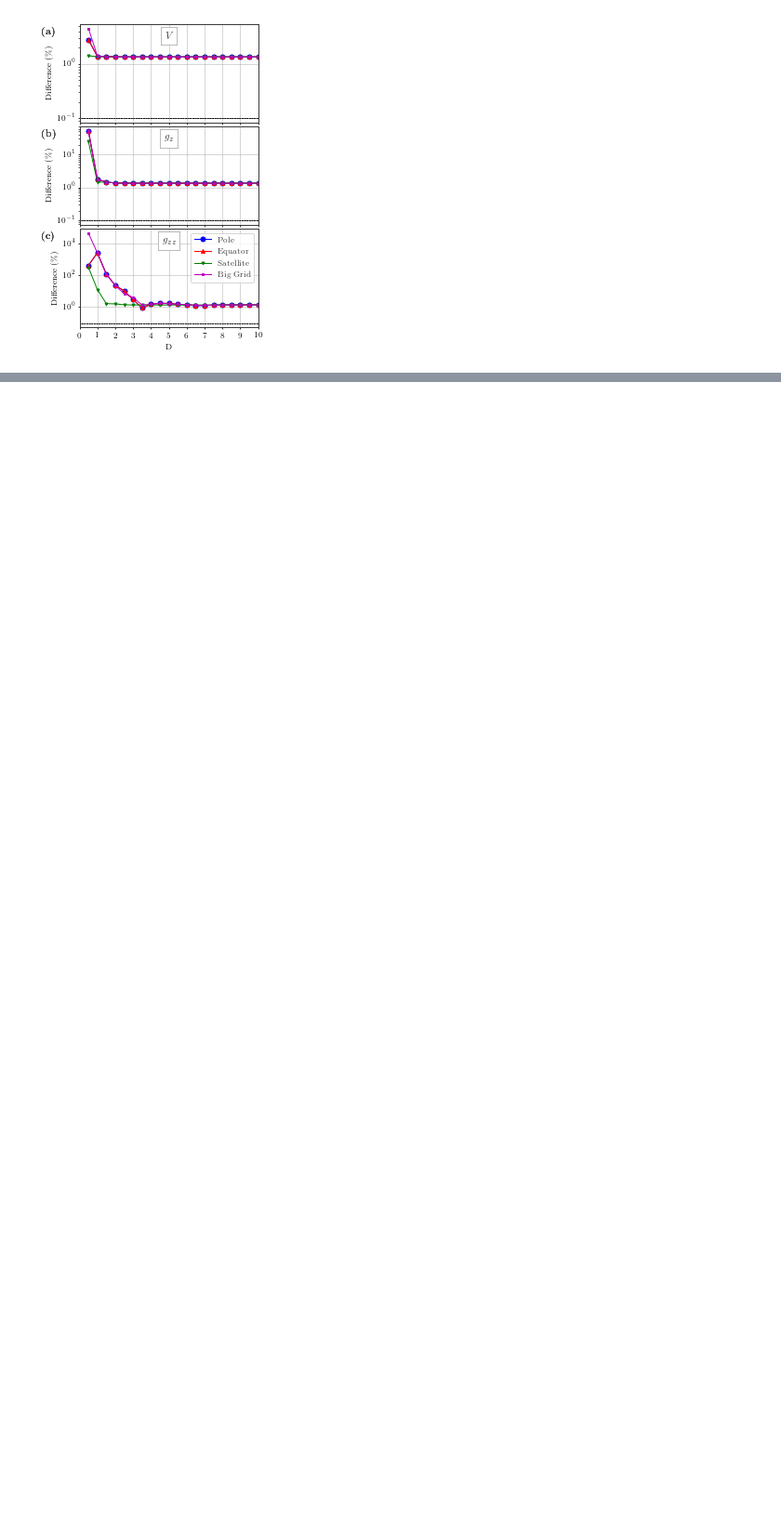
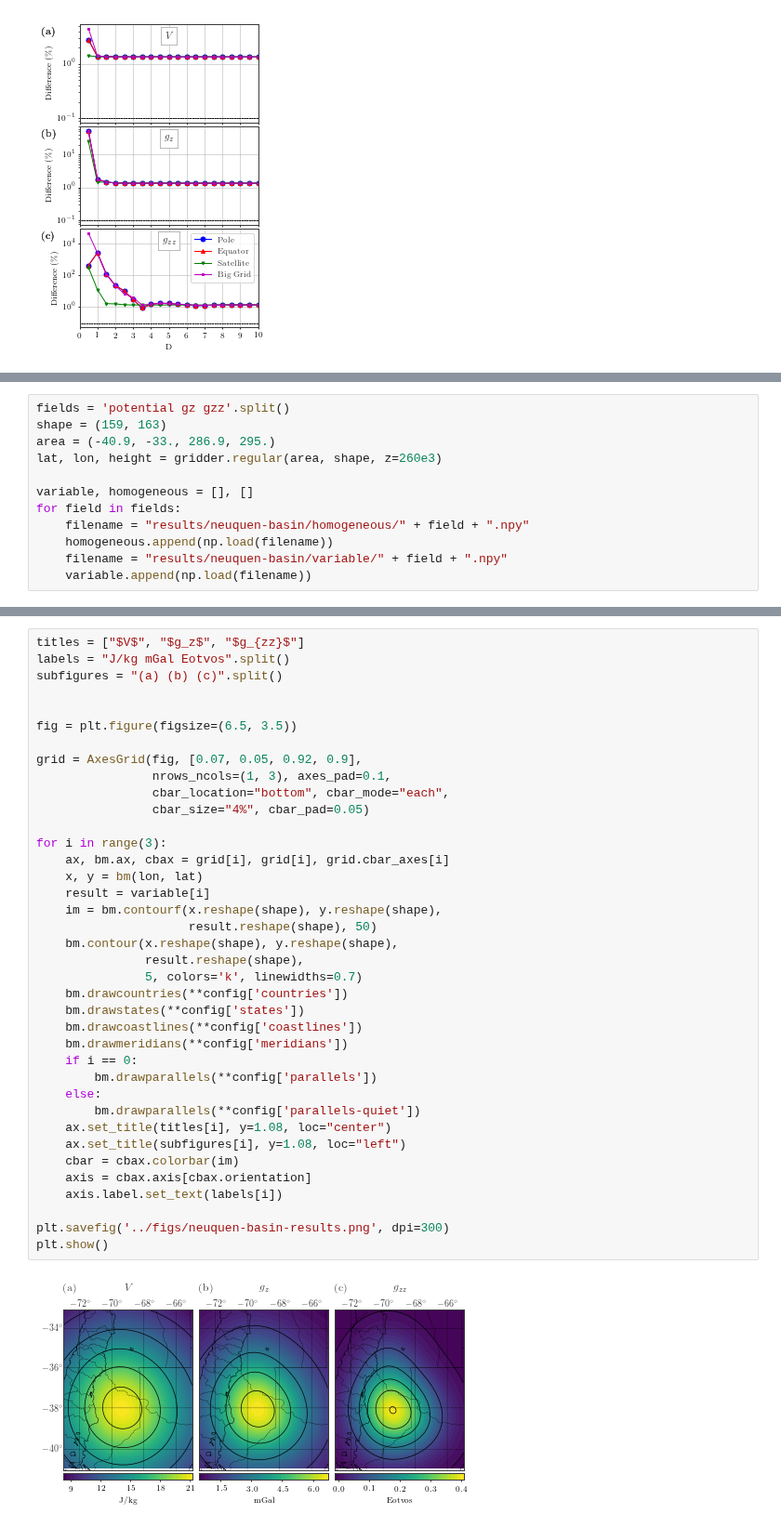
Before and after one commit to pinga-lab/tesseroid-variable-density, a Jupyter notebook: code/07-plot-figures.ipynb, the cells around one changed output, grey strips where cells are left out. Shown at 93% size. Cells and saved outputs as stored; diff of their text form; blank space fills up the shorter version.

Commit message:
Added figuresof neuquen-basin

```diff
--- a/code/07-plot-figures.ipynb
+++ b/code/07-plot-figures.ipynb
@@ -550,0 +697,12 @@ plt.show()
+# %%
+fields = 'potential gz gzz'.split()
+shape = (159, 163)
+area = (-40.9, -33., 286.9, 295.)
+lat, lon, height = gridder.regular(area, shape, z=260e3)
+
+variable, homogeneous = [], []
+for field in fields:
+    filename = "results/neuquen-basin/homogeneous/" + field + ".npy"
+    homogeneous.append(np.load(filename))
+    filename = "results/neuquen-basin/variable/" + field + ".npy"
+    variable.append(np.load(filename))
@@ -550,0 +737,40 @@ plt.show()
+# %%
+titles = ["$V$", "$g_z$", "$g_{zz}$"]
+labels = "J/kg mGal Eotvos".split()
+subfigures = "(a) (b) (c)".split()
+
+
+fig = plt.figure(figsize=(6.5, 3.5))
+
+grid = AxesGrid(fig, [0.07, 0.05, 0.92, 0.9],
+                nrows_ncols=(1, 3), axes_pad=0.1,
+                cbar_location="bottom", cbar_mode="each",
+                cbar_size="4%", cbar_pad=0.05)
+
+for i in range(3):
+    ax, bm.ax, cbax = grid[i], grid[i], grid.cbar_axes[i]
+    x, y = bm(lon, lat)
+    result = variable[i]
+    im = bm.contourf(x.reshape(shape), y.reshape(shape),
+                     result.reshape(shape), 50)
+    bm.contour(x.reshape(shape), y.reshape(shape),
+               result.reshape(shape),
+               5, colors='k', linewidths=0.7)
+    bm.drawcountries(**config['countries'])
+    bm.drawstates(**config['states'])
+    bm.drawcoastlines(**config['coastlines'])
+    bm.drawmeridians(**config['meridians'])
+    if i == 0:
+        bm.drawparallels(**config['parallels'])
+    else:
+        bm.drawparallels(**config['parallels-quiet'])
+    ax.set_title(titles[i], y=1.08, loc="center")
+    ax.set_title(subfigures[i], y=1.08, loc="left")
+    cbar = cbax.colorbar(im)
+    axis = cbax.axis[cbax.orientation]
+    axis.label.set_text(labels[i])
+
+plt.savefig('../figs/neuquen-basin-results.png', dpi=300)
+plt.show()
+# %% [output]
+[figure, added]
```
Also changed, not shown: parts of 11 cells of this notebook, 2 other files.
